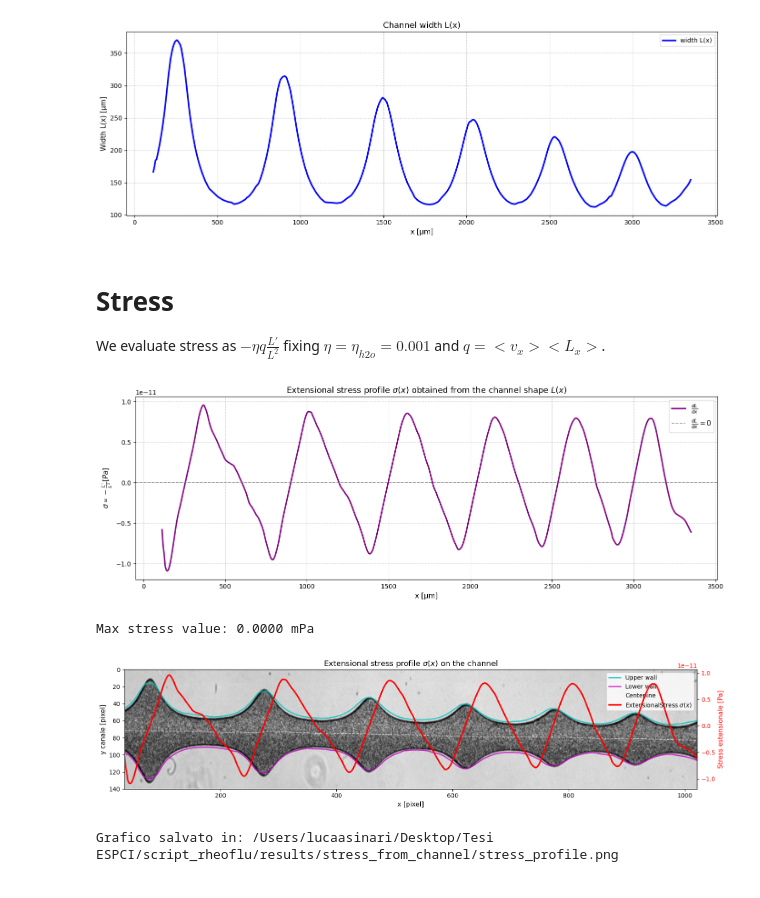
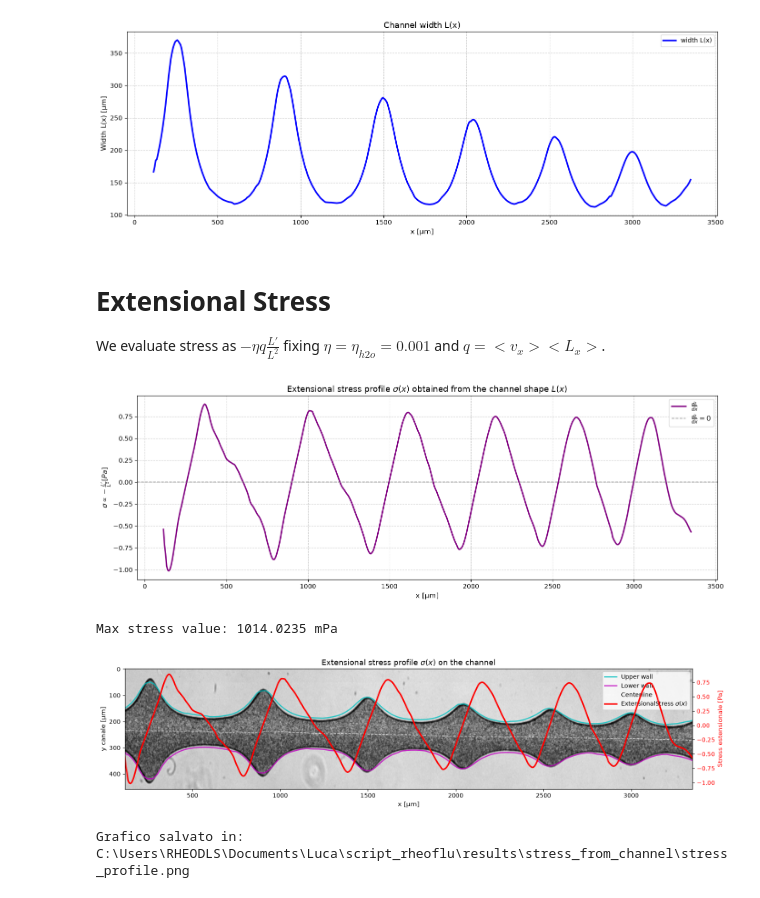
Before and after one commit to AsiLuca/Rheoflu_scripts, a Jupyter notebook: Stress_from_channel.ipynb, the cells around one changed output. Drawn from its saved outputs; the diff is of its cells as text; code cells hidden in the pictures.

```diff
--- a/Stress_from_channel.ipynb
+++ b/Stress_from_channel.ipynb
@@ -205,7 +205,7 @@ plt.show()
 # %% [output]
 [figure]
 # %% [markdown]
-# **Stress**
+# **Extensional Stress**
 
 We evaluate stress as $-\eta q \frac{L'}{L^2}$ fixing $\eta=\eta_{h2o}= 0.001$ and $q=<v_x><L_x>$.
 # %%
@@ -213,15 +213,18 @@ import numpy as np
 import matplotlib.pyplot as plt
 from scipy.signal import savgol_filter
 
-# 1. Calcolo della derivata numerica dL/dx rispetto a x
-width=100*10e-6 #m
-v_x=0.02505  #m/s
-
-q = width*v_x
-dL_dx = np.gradient(L_vals, x_vals)
+# 1. Calcolo della derivata numerica dL/dx in unità SI
+flux_uL_s = 0.001
+channel_depth_um = 60
+flux_mm3_s = flux_uL_s  # 1 uL = 1 mm^3
+channel_depth_mm = channel_depth_um * 1e-3
+q_mm2_s = flux_mm3_s / channel_depth_mm
+q_m2_s = q_mm2_s * 1e-6
+L_m = L_vals * pixel_size_um * 1e-6
+x_m = x_vals * pixel_size_um * 1e-6
+dL_dx = np.gradient(L_m, x_m)
 dL_dx_smooth = savgol_filter(dL_dx, window_length=31, polyorder=3)
-#stress = -(1 / (L_vals**2)) * dL_dx
-stress = -eta*q*(1 / (L_vals**2)) * dL_dx_smooth
+stress = -eta * q_m2_s * dL_dx_smooth / (L_m**2)
 
 # 2. Grafico della derivata
 fig, ax = plt.subplots(figsize=(14, 5))
@@ -245,48 +248,61 @@ plt.show()
 
 print(f"Max stress value: {np.max(np.abs(stress))*1000:.4f} mPa")
 # %% [output]
-[figure, old version]
+[figure, new version]
-Max stress value: 0.0000 mPa
+Max stress value: 1014.0235 mPa
 # %%
 # 1. Dimensioni allungate e schiacciate in y
 fig, ax1 = plt.subplots(figsize=(15, 3.8))
 
-# 2. Immagine con aspect='auto'
-ax1.imshow(cropped, cmap="gray", aspect="auto")
-ax1.plot(x_vals, y_t, "-c", lw=2, alpha=0.8, label="Upper wall")
-ax1.plot(x_vals, y_b, "-m", lw=2, alpha=0.8, label="Lower wall")
-ax1.plot(x_vals, y_center, "--w", lw=1.2, alpha=0.6, label="Centerline")
+# 2. Immagine e profili con coordinate coerenti in µm
+ax1.imshow(
+    cropped,
+    cmap="gray",
+    aspect="auto",
+    extent=[
+        -0.5 * pixel_size_um,
+        (cropped.shape[1] - 0.5) * pixel_size_um,
+        (cropped.shape[0] - 0.5) * pixel_size_um,
+        -0.5 * pixel_size_um,
+    ],
+    zorder=0,
+)
+x_um = x_vals * pixel_size_um
+ax1.plot(x_um, y_t * pixel_size_um, "-c", lw=2, alpha=0.8, label="Upper wall")
+ax1.plot(x_um, y_b * pixel_size_um, "-m", lw=2, alpha=0.8, label="Lower wall")
+ax1.plot(x_um, y_center * pixel_size_um, "--w", lw=1.2, alpha=0.6, label="Centerline")
 
-ax1.set_xlabel("x [pixel]", fontsize=11)
-ax1.set_ylabel("y canale [pixel]", fontsize=11)
-ax1.set_xlim([x_vals.min(), x_vals.max()])
-ax1.set_ylim([cropped.shape[0], 0])
+ax1.set_xlabel("x [µm]", fontsize=11)
+ax1.set_ylabel("y canale [µm]", fontsize=11)
+ax1.set_xlim([x_um.min(), x_um.max()])
+ax1.set_ylim([(cropped.shape[0] - 0.5) * pixel_size_um, -0.5 * pixel_size_um])
 
 # 3. Asse secondario a destra per lo stress in ROSSO
 ax2 = ax1.twinx()
+ax2.patch.set_visible(False)
 ax2.plot(
-    x_vals,
+    x_um,
     stress,
     color="red",
     lw=2.5,
     label=r"ExtensionalStress $\sigma(x)$",
 )
 ax2.axhline(0, color="gray", linestyle=":", lw=1.2, alpha=0.8)
 ax2.set_ylabel("Stress estensionale [Pa]", color="red", fontsize=11)
 ax2.tick_params(axis="y", labelcolor="red")
 
 # 4. Legende e titolo
 lines_1, labels_1 = ax1.get_legend_handles_labels()
 lines_2, labels_2 = ax2.get_legend_handles_labels()
 ax1.legend(lines_1 + lines_2, labels_1 + labels_2, loc="upper right")
 
-plt.title("Extensional stress profile $\sigma(x)$ on the channel", fontsize=13)
+ax1.set_title(r"Extensional stress profile $\sigma(x)$ on the channel", fontsize=13)
 plt.tight_layout()
 plt.show()
 
 save_path = Path(OUTPUT_DIR /"stress_profile.png").resolve()
 fig.savefig(save_path, dpi=300, bbox_inches="tight")
 print(f"Grafico salvato in: {save_path}")
 # %% [output]
-[figure, old version]
+[figure, new version]
-Grafico salvato in: /Users/lucaasinari/Desktop/Tesi ESPCI/script_rheoflu/results/stress_from_channel/stress_profile.png
+Grafico salvato in: C:\Users\RHEODLS\Documents\Luca\script_rheoflu\results\stress_from_channel\stress_profile.png
```
Also changed, not shown: parts of 4 cells of this notebook, 1 other file.
